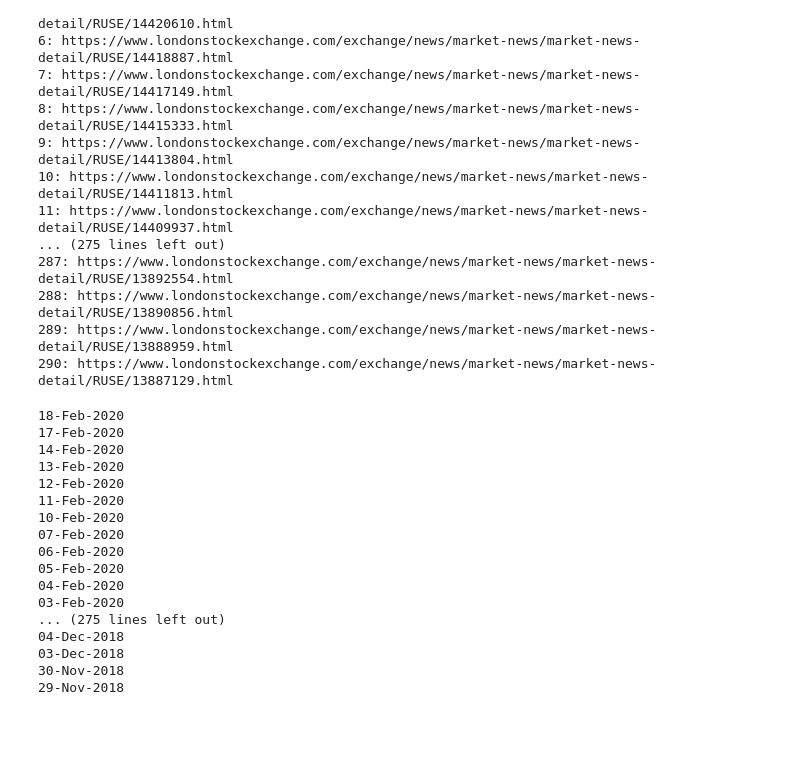
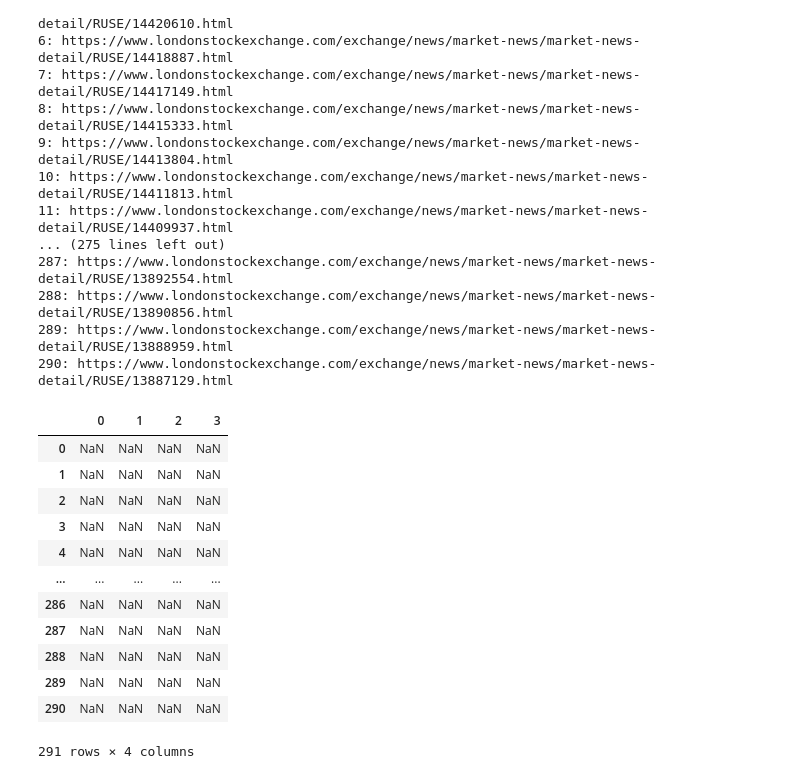
Before and after one commit to Illumaria/iti-funds-nav-parser, a Jupyter notebook: iti_ruse.ipynb, the cells around one changed output. Saved outputs shown, nothing was run; the diff lists cells and outputs as text; code cells hidden in the pictures; blank space fills up the shorter version.

```diff
--- a/iti_ruse.ipynb
+++ b/iti_ruse.ipynb
@@ -85,25 +86,23 @@ for url in urls:
   num_shares.append(ishares)
 
   total_navs.append(fnav*ishares)
-# %%
-# Test print:
-for date in dates:
-  print(date)
-# %% [output]
-18-Feb-2020
-17-Feb-2020
-14-Feb-2020
-13-Feb-2020
-12-Feb-2020
-11-Feb-2020
-10-Feb-2020
-07-Feb-2020
-06-Feb-2020
-05-Feb-2020
-04-Feb-2020
-03-Feb-2020
-... (275 lines left out)
-04-Dec-2018
-03-Dec-2018
-30-Nov-2018
-29-Nov-2018
+# %%
+# Определили количество строк в таблице:
+nrows = len(urls)
+# Создали пустой pandas-датафрейм со строками от 0 до (nrows-1) и столбцами от 0 до (2-1) (везде включительно):
+new_table = pandas.DataFrame(columns=range(0,4), index = range(0, nrows))
+new_table
+# %% [output]
+|  | 0 | 1 | 2 | 3 |
+| 0 | NaN | NaN | NaN | NaN |
+| 1 | NaN | NaN | NaN | NaN |
+| 2 | NaN | NaN | NaN | NaN |
+| 3 | NaN | NaN | NaN | NaN |
+| 4 | NaN | NaN | NaN | NaN |
+| ... | ... | ... | ... | ... |
+| 286 | NaN | NaN | NaN | NaN |
+| 287 | NaN | NaN | NaN | NaN |
+| 288 | NaN | NaN | NaN | NaN |
+| 289 | NaN | NaN | NaN | NaN |
+| 290 | NaN | NaN | NaN | NaN |
+291 rows × 4 columns
```
Also changed, not shown: parts of 4 cells of this notebook.
